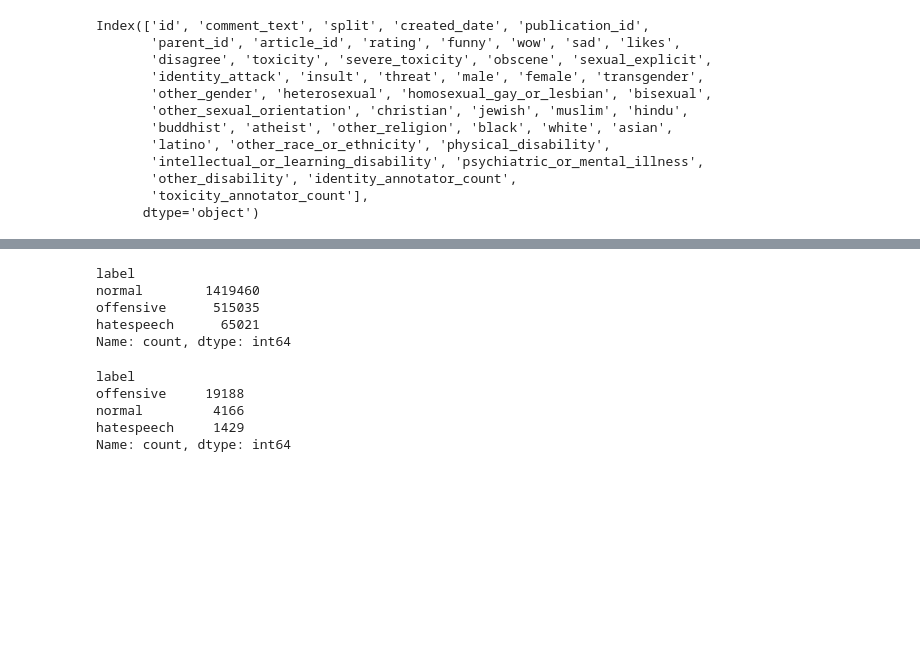
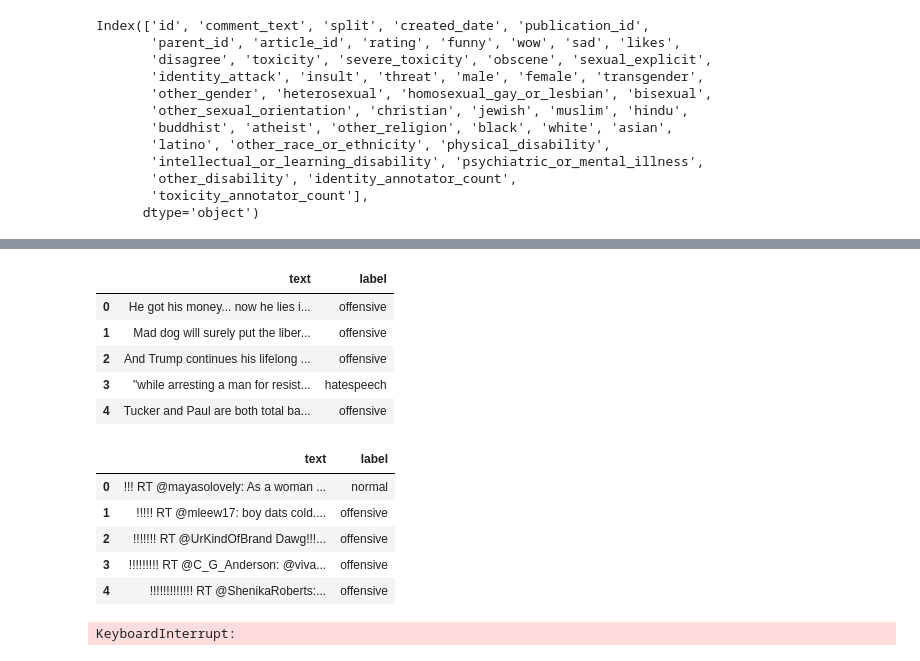
Before and after one commit to svtsv01/2024_TikTokTechJam--blin--project, a Jupyter notebook: datasets_preparation.ipynb, the cells around one changed output, grey strips where cells are left out. Saved outputs shown, nothing was run; the diff lists cells and outputs as text; code cells hidden in the pictures; blank space fills up the shorter version.

Commit message:
Constructed  final dataset

```diff
--- a/datasets_preparation.ipynb
+++ b/datasets_preparation.ipynb
@@ -111,4 +119,4 @@ civcom
 #civcom = civcom.drop('toxicity', axis = 1)
 # %%
 civcom = civcom.rename(columns={'comment_text':'text'})
-civcom
+civcom = civcom[['text', 'label']]
@@ -129,16 +123,23 @@ civcom
-# %%
-civcom.label.value_counts()
-# %% [output]
-label
-normal        1419460
-offensive      515035
-hatespeech      65021
-Name: count, dtype: int64
-# %%
-hodav.label.value_counts()
-# %% [output]
-label
-offensive     19188
-normal         4166
-hatespeech     1429
-Name: count, dtype: int64
+# %%
+civcom.head()
+# %% [output]
+|  | text | label |
+| 0 | He got his money... now he lies i... | offensive |
+| 1 | Mad dog will surely put the liber... | offensive |
+| 2 | And Trump continues his lifelong ... | offensive |
+| 3 | "while arresting a man for resist... | hatespeech |
+| 4 | Tucker and Paul are both total ba... | offensive |
+# %%
+hodav.head()
+# %% [output]
+|  | text | label |
+| 0 | !!! RT @mayasolovely: As a woman ... | normal |
+| 1 | !!!!! RT @mleew17: boy dats cold.... | offensive |
+| 2 | !!!!!!! RT @UrKindOfBrand Dawg!!!... | offensive |
+| 3 | !!!!!!!!! RT @C_G_Anderson: @viva... | offensive |
+| 4 | !!!!!!!!!!!!! RT @ShenikaRoberts:... | offensive |
+# %%
+total_df = pd.concat([civcom, hscom, hodav])
+total_df.to_csv('./Data/blin_dataset.tsv', sep='\t', encoding='utf-8')
+# %% [output]
+KeyboardInterrupt:
```
Also changed, not shown: parts of 5 cells of this notebook, 1 other file.
